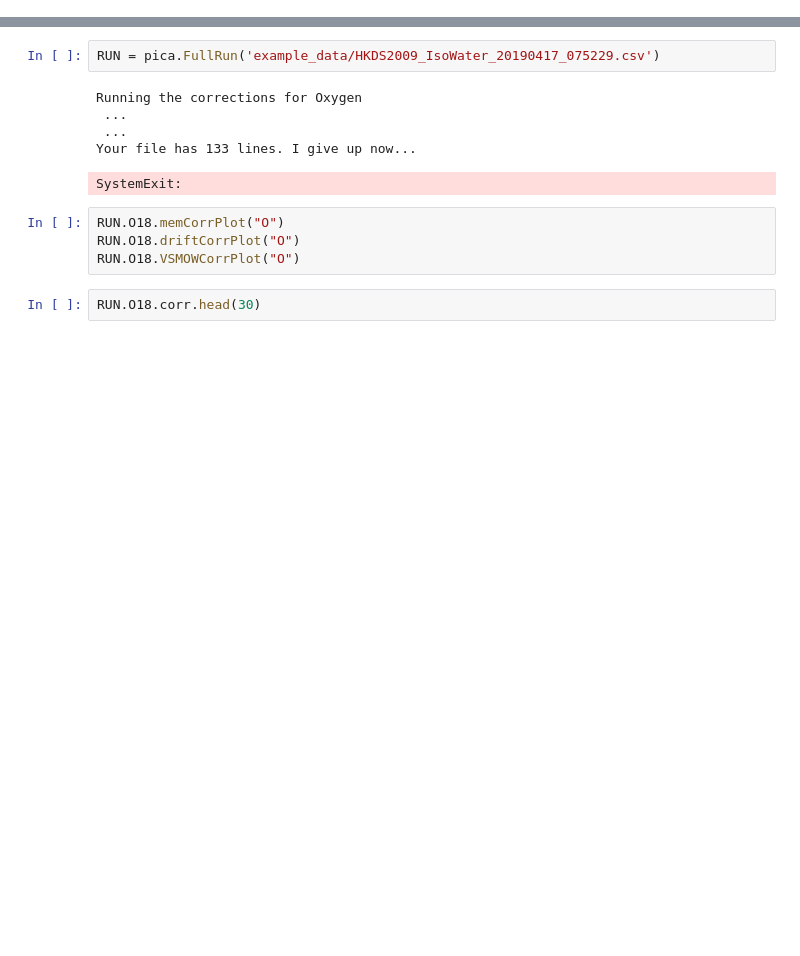
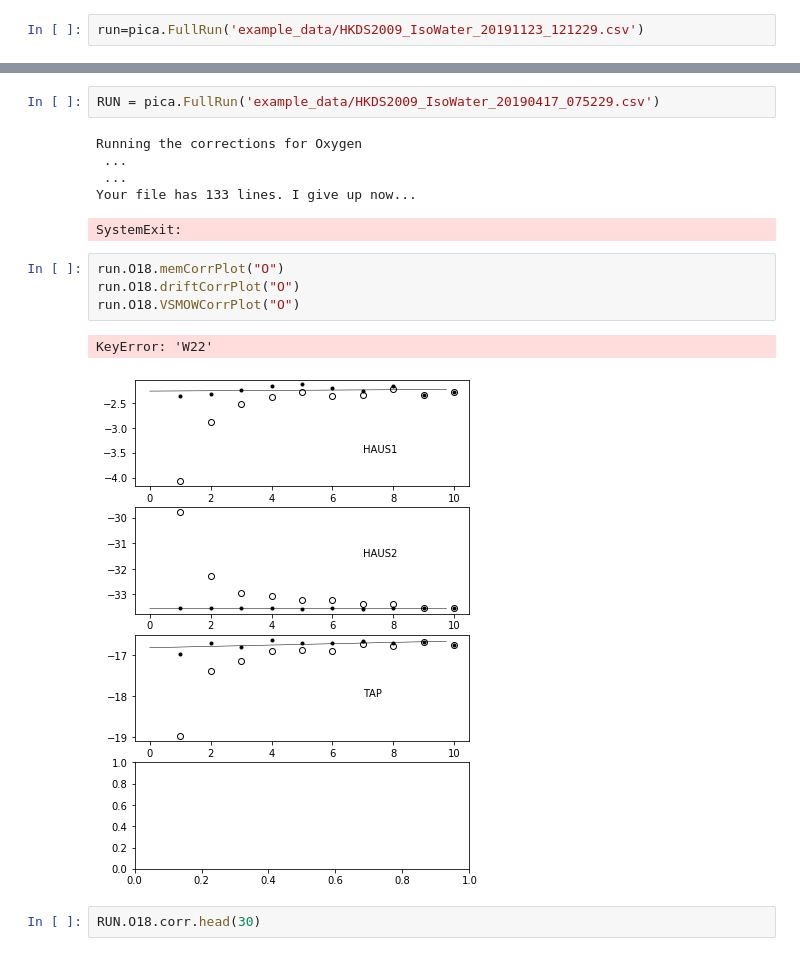
Before and after one commit to tr1813/picarro-calculator, a Jupyter notebook: ipynb/Picarro class.ipynb, the cells around one changed output, grey strips where cells are left out. Cells and saved outputs as stored; diff of their text form; blank space fills up the shorter version.

```diff
--- a/ipynb/Picarro class.ipynb
+++ b/ipynb/Picarro class.ipynb
@@ -38,0 +40,2 @@ Cannot convert column Method to numeric type
+# %%
+run=pica.FullRun('example_data/HKDS2009_IsoWater_20191123_121229.csv')
@@ -141,9 +170,12 @@ Running the corrections for Oxygen
 Your file has 133 lines. I give up now...
 SystemExit:
 # %%
-RUN.O18.memCorrPlot("O")
-RUN.O18.driftCorrPlot("O")
-RUN.O18.VSMOWCorrPlot("O")
+run.O18.memCorrPlot("O")
+run.O18.driftCorrPlot("O")
+run.O18.VSMOWCorrPlot("O")
+# %% [output]
+KeyError: 'W22'
+[figure, added]
 # %%
 RUN.O18.corr.head(30)
 # %%
```
Also changed, not shown: parts of 4 cells of this notebook, 1 other file.
